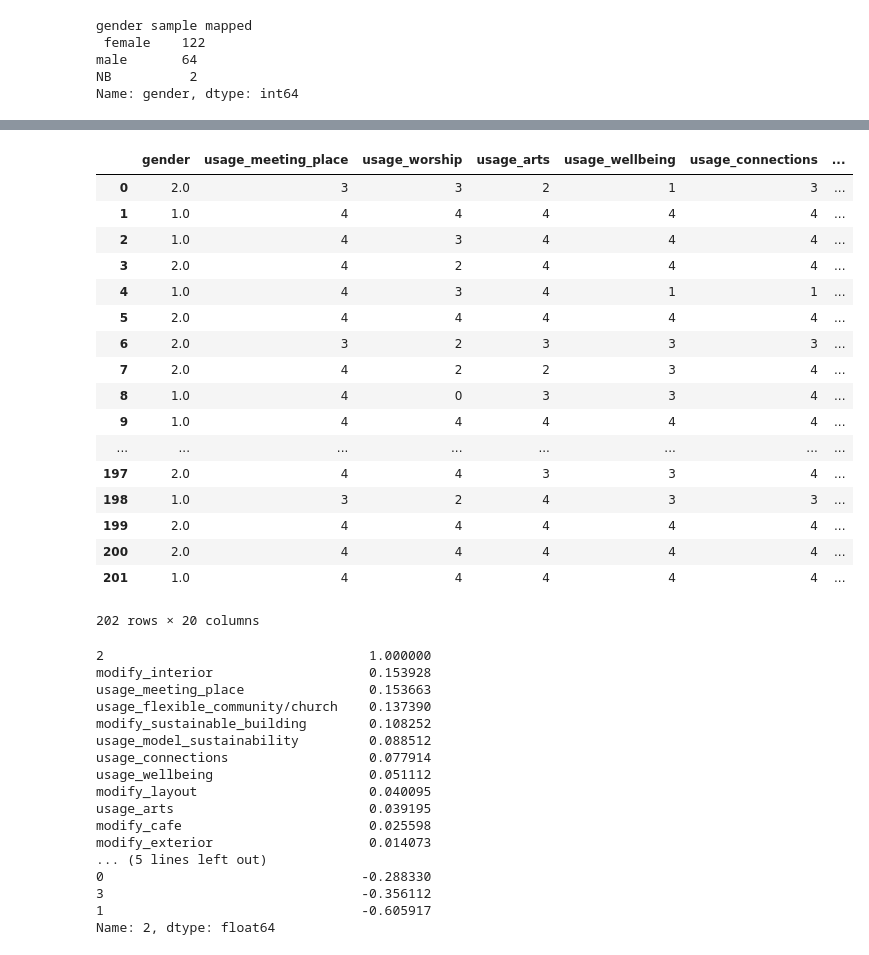
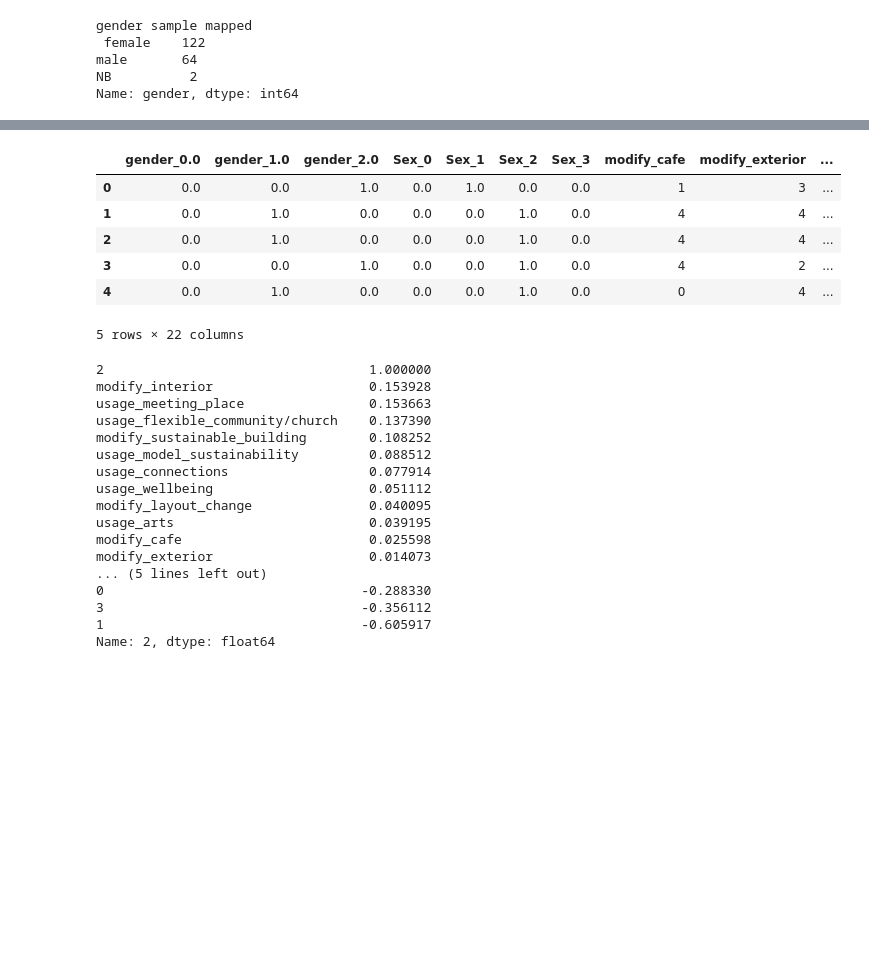
Before and after one commit to koxt2/Garden-Quarter, a Jupyter notebook: garden_quarter.ipynb, the cells around one changed output, grey strips where cells are left out. Cells and saved outputs as stored; diff of their text form; code cells hidden in the pictures; blank space fills up the shorter version.

```diff
--- a/garden_quarter.ipynb
+++ b/garden_quarter.ipynb
@@ -300,0 +425,6 @@ Train Data summary
+# %%
+# Decision Tree Regressor gives best result. Use to predict gender NaNs
+predictions = tree_reg.predict(test_set)
+
+# check
+predictions
@@ -300,0 +433,6 @@ Train Data summary
+# %%
+# Convert to dataframe and provide index numbers
+gender_predictions = pd.DataFrame(predictions, columns=['gender'], index=[13,14,48,50,55,61,71,73,83,84,103,106,149,162])
+
+# check
+gender_predictions
@@ -300,0 +455,6 @@ Train Data summary
+# %%
+# Add gender_predictions to test_set
+test_set_tr = gender_predictions.join(test_set)
+
+# check
+test_set_tr
@@ -300,0 +477,7 @@ Train Data summary
+# %%
+# Add test_set_tr to train_set
+working_short_tr = pd.concat([train_set, test_set_tr], axis=0)
+working_short_tr.sort_index(inplace=True)
+
+# check
+working_short_tr
@@ -301,34 +508,25 @@ Train Data summary
 # %%
 # Encode age using OneHotEncoder
-age_encoded = pd.DataFrame(encoder.fit_transform(working_short[["age"]]))
+enc = pd.DataFrame(encoder.fit_transform(working_short_tr[["gender", "age"]]))
+
+enc.columns = encoder.get_feature_names(["gender", "Sex"])
 
 # Join to working_short dataframe
-working_short_encoded = working_short.join(age_encoded)
+working_short_tr_encoded = enc.join(working_short_tr)
 
 # Drop age from working_short
-working_short_encoded = working_short_encoded.drop("age", axis=1)
+working_short_tr_encoded = working_short_tr_encoded.drop(["gender", "age"], axis=1)
 
 # Check
-working_short_encoded
+working_short_tr_encoded.head()
 # %% [output]
-|  | gender | usage_meeting_place | usage_worship | usage_arts | usage_wellbeing | usage_connections | ... |
-| 0 | 2.0 | 3 | 3 | 2 | 1 | 3 | ... |
-| 1 | 1.0 | 4 | 4 | 4 | 4 | 4 | ... |
-| 2 | 1.0 | 4 | 3 | 4 | 4 | 4 | ... |
-| 3 | 2.0 | 4 | 2 | 4 | 4 | 4 | ... |
-| 4 | 1.0 | 4 | 3 | 4 | 1 | 1 | ... |
-| 5 | 2.0 | 4 | 4 | 4 | 4 | 4 | ... |
-| 6 | 2.0 | 3 | 2 | 3 | 3 | 3 | ... |
-| 7 | 2.0 | 4 | 2 | 2 | 3 | 4 | ... |
-| 8 | 1.0 | 4 | 0 | 3 | 3 | 4 | ... |
-| 9 | 1.0 | 4 | 4 | 4 | 4 | 4 | ... |
-| ... | ... | ... | ... | ... | ... | ... | ... |
-| 197 | 2.0 | 4 | 4 | 3 | 3 | 4 | ... |
-| 198 | 1.0 | 3 | 2 | 4 | 3 | 3 | ... |
-| 199 | 2.0 | 4 | 4 | 4 | 4 | 4 | ... |
-| 200 | 2.0 | 4 | 4 | 4 | 4 | 4 | ... |
-| 201 | 1.0 | 4 | 4 | 4 | 4 | 4 | ... |
+|  | gender_0.0 | gender_1.0 | gender_2.0 | Sex_0 | Sex_1 | Sex_2 | Sex_3 | modify_cafe | modify_exterior | ... |
+| 0 | 0.0 | 0.0 | 1.0 | 0.0 | 1.0 | 0.0 | 0.0 | 1 | 3 | ... |
+| 1 | 0.0 | 1.0 | 0.0 | 0.0 | 0.0 | 1.0 | 0.0 | 4 | 4 | ... |
+| 2 | 0.0 | 1.0 | 0.0 | 0.0 | 0.0 | 1.0 | 0.0 | 4 | 4 | ... |
+| 3 | 0.0 | 0.0 | 1.0 | 0.0 | 0.0 | 1.0 | 0.0 | 4 | 2 | ... |
+| 4 | 0.0 | 1.0 | 0.0 | 0.0 | 0.0 | 1.0 | 0.0 | 0 | 4 | ... |
-202 rows × 20 columns
+5 rows × 22 columns
 # %%
 ########## Analysis ##########
 ##############################
@@ -345,7 +543,7 @@ modify_sustainable_building        0.108252
 usage_model_sustainability         0.088512
 usage_connections                  0.077914
 usage_wellbeing                    0.051112
-modify_layout                      0.040095
+modify_layout_change               0.040095
 usage_arts                         0.039195
 modify_cafe                        0.025598
 modify_exterior                    0.014073
```
Also changed, not shown: parts of 20 cells of this notebook, 1 other file.
